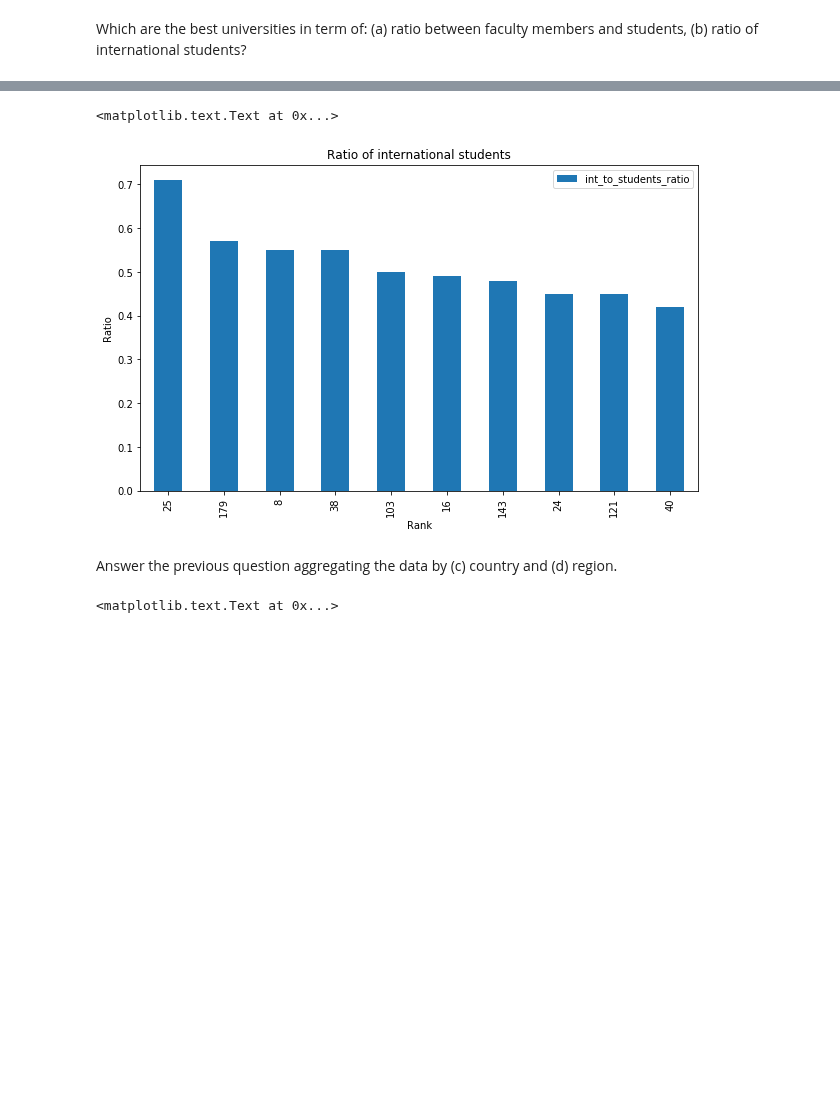
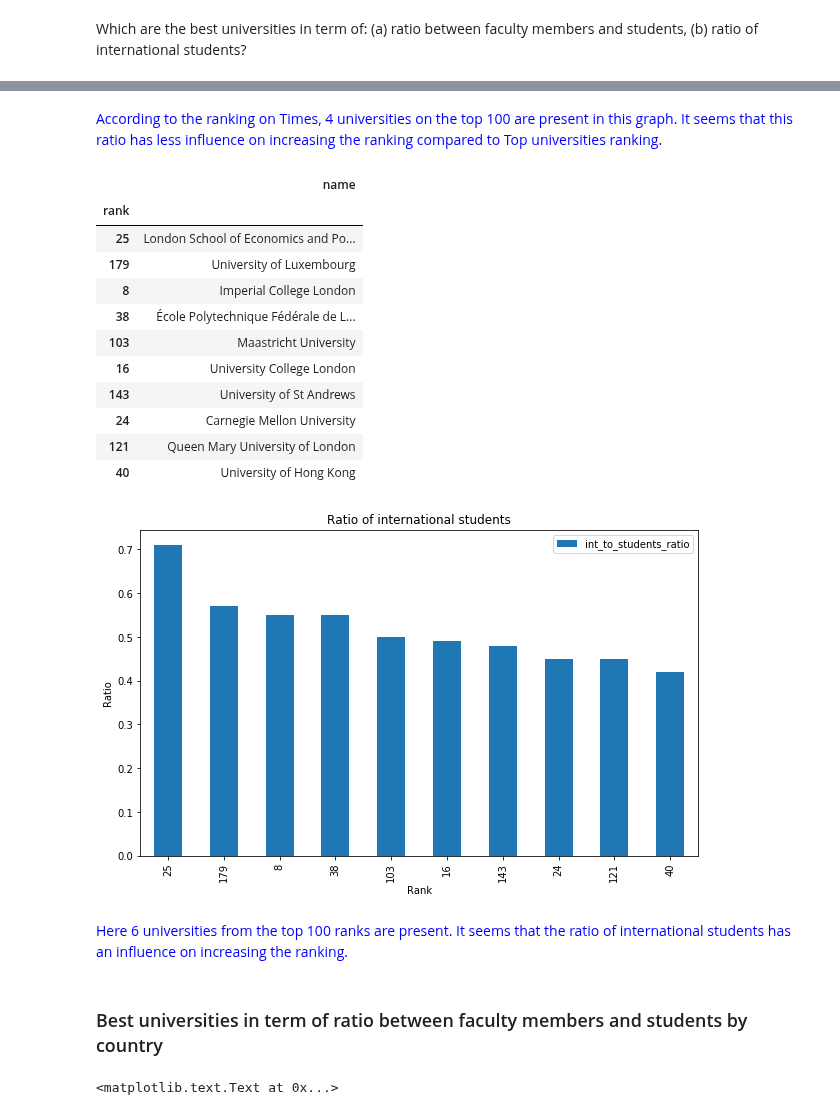
Before and after one commit to mosimann/ADA, a Jupyter notebook: Homework 2.ipynb, the cells around one changed output, grey strips where cells are left out. Saved outputs shown, nothing was run; the diff lists cells and outputs as text; code cells hidden in the pictures; blank space fills up the shorter version.

```diff
--- a/Homework 2.ipynb
+++ b/Homework 2.ipynb
@@ -304,17 +316,34 @@ p7.set_xlabel("Rank")
 [figure]
+# %% [markdown]
+<span style="color:blue">According to the ranking on Times, 4 universities on the top 100 are present in this graph. It seems that this ratio has less influence on increasing the ranking compared to Top universities ranking. </span>
 # %%
 df = times_df.copy()
 df['int_to_students_ratio'] = df['total_int_students'] / df['total_students']
 highest_int_to_students_times = df.sort_values('int_to_students_ratio', ascending=False).head(10).loc[:, ['name', 'int_to_students_ratio']]
 
 p8 = highest_int_to_students_times.plot(kind='bar',title='Ratio of international students',figsize=(10,6))
 p8.set_ylabel("Ratio")
 p8.set_xlabel("Rank")
+
+highest_int_to_students_times[['name']]
 # %% [output]
-<matplotlib.text.Text at 0x...>
+|  | name |
+| rank |  |
+| 25 | London School of Economics and Po... |
+| 179 | University of Luxembourg |
+| 8 | Imperial College London |
+| 38 | École Polytechnique Fédérale de L... |
+| 103 | Maastricht University |
+| 16 | University College London |
+| 143 | University of St Andrews |
+| 24 | Carnegie Mellon University |
+| 121 | Queen Mary University of London |
+| 40 | University of Hong Kong |
 [figure]
-# %% [markdown]
-Answer the previous question aggregating the data by (c) country and (d) region.
+# %% [markdown]
+<span style="color:blue">Here 6 universities from the top 100 ranks are present. It seems that the ratio of international students has an influence on increasing the ranking.</span>
+# %% [markdown]
+### Best universities in term of ratio between faculty members and students by country
 # %%
 country_df = times_df.copy()
 country_df = country_df.groupby('country').agg({'total_students': 'sum', 'total_int_students': 'sum', 'total_faculty': 'sum'})
```
Also changed, not shown: parts of 26 cells of this notebook.
